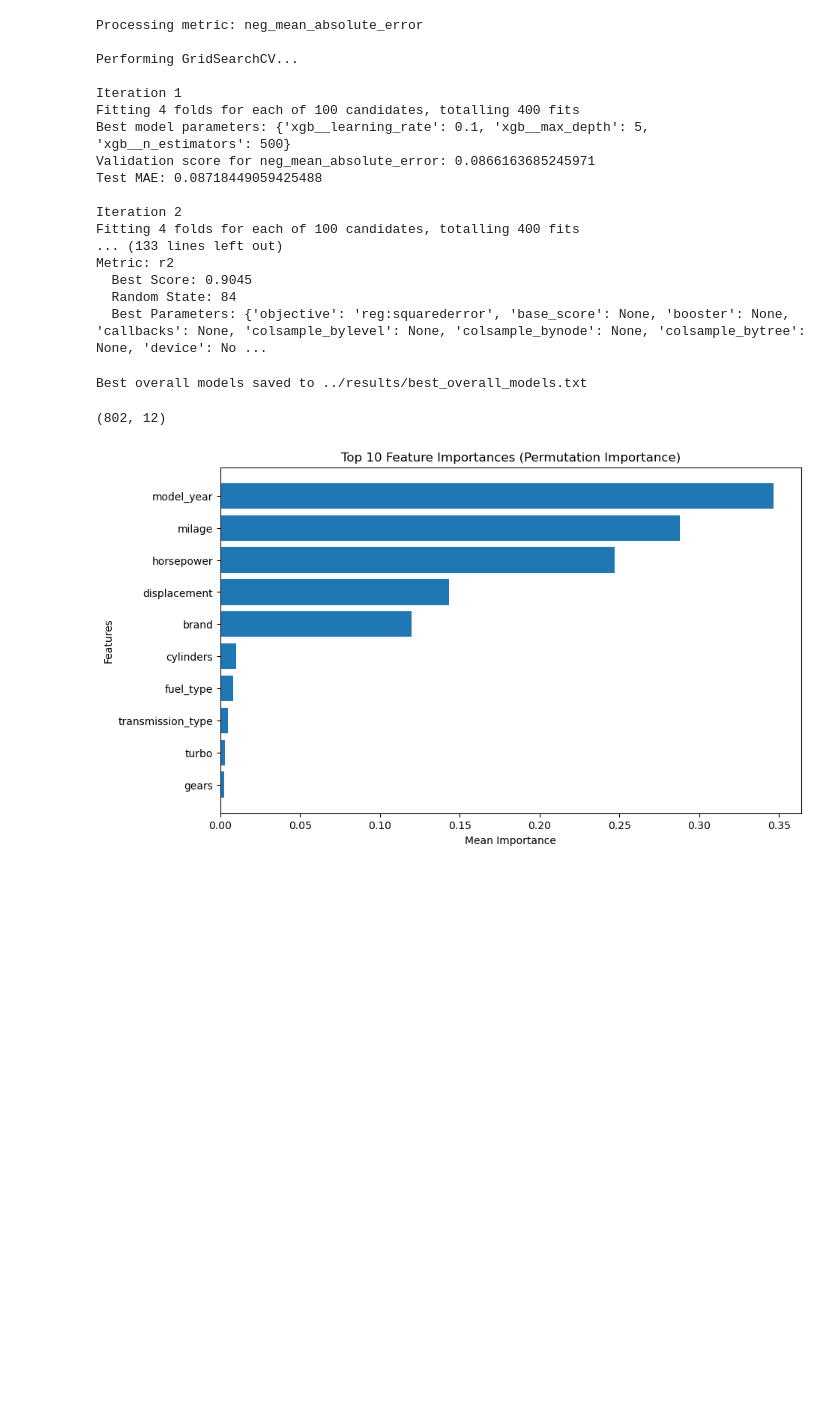
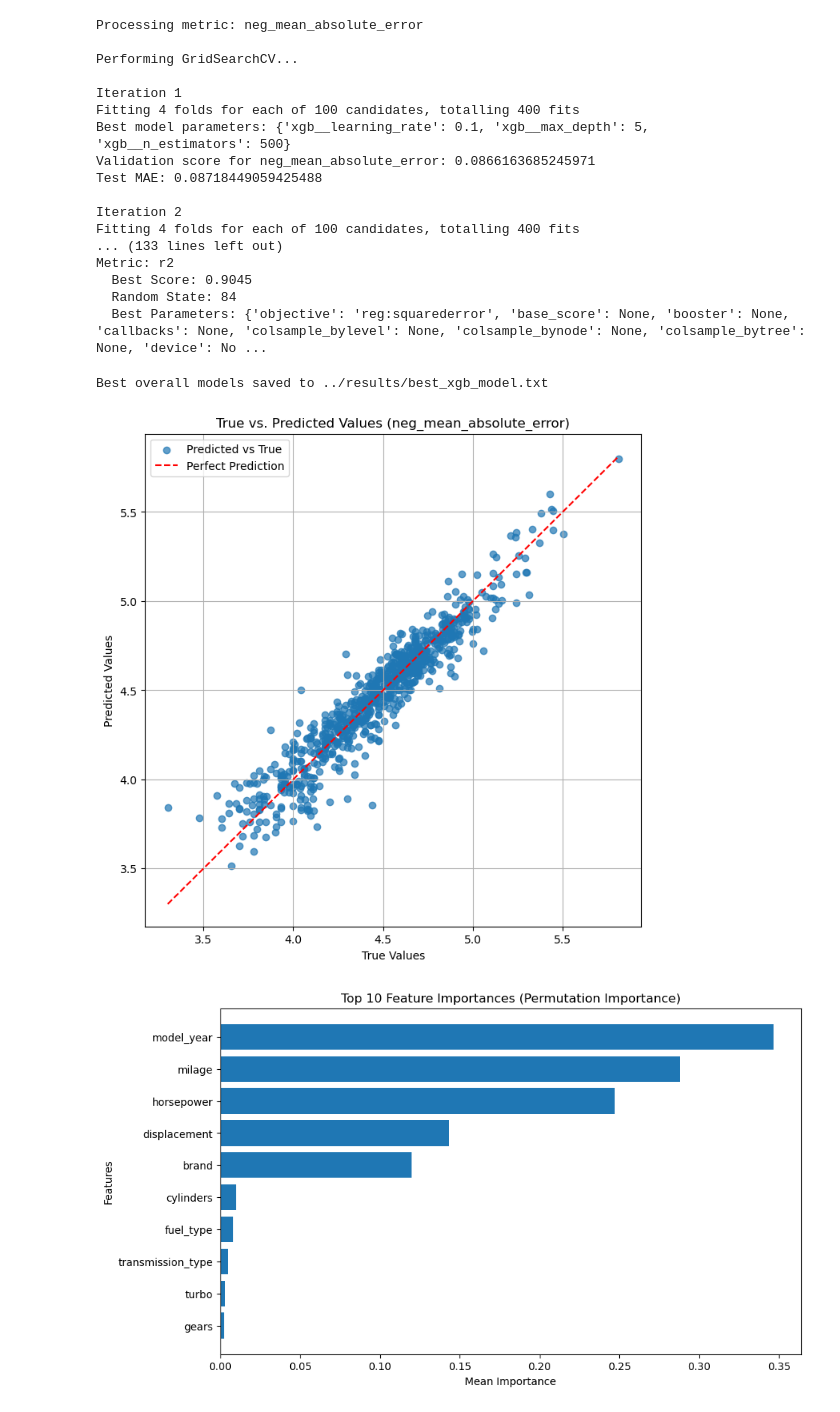
Before and after one commit to lshiyu4210/used_car_price_prediction, a Jupyter notebook: src/ML_pipeline.ipynb, the cells around one changed output. Cells and saved outputs as stored; diff of their text form; code cells hidden in the pictures; blank space fills up the shorter version.

```diff
--- a/src/ML_pipeline.ipynb
+++ b/src/ML_pipeline.ipynb
@@ -777,10 +779,10 @@ Metric: r2
   Best Parameters: {'objective': 'reg:squarederror', 'base_score': None, 'booster': None, 'callbacks': None, 'colsample_bylevel': None, 'colsample_bynode': None, 'colsample_bytree': None, 'device': No ...
 # %%
 # Save the best overall models to a file
-output_file = "../results/best_overall_models.txt"
+output_file = "../results/best_xgb_model.txt"
 with open(output_file, "w") as f:
     f.write("Best Overall Models:\n\n")
-    for metric, info in best_overall_models.items():
+    for metric, info in best_xgb_model.items():
         f.write(f"Metric: {metric}\n")
         f.write(f"  Best Score: {info['score']:.4f}\n")
         f.write(f"  Random State: {info['random_state']}\n")
@@ -791,10 +793,35 @@ with open(output_file, "w") as f:
 
 print(f"Best overall models saved to {output_file}")
 # %% [output]
-Best overall models saved to ../results/best_overall_models.txt
+Best overall models saved to ../results/best_xgb_model.txt
-# %%
-X_test.shape
-# %% [output]
-(802, 12)
+# %%
+import matplotlib.pyplot as plt
+import numpy as np
+
+# Example: Generate scatter plot for the best model using a specific metric
+metric = 'neg_mean_absolute_error'  # Replace with the desired metric
+best_model_info = best_xgb_model[metric]
+
+# Use the corresponding random state to recreate the test set split
+random_state = best_model_info['random_state']
+X_other, X_test, y_other, y_test = train_test_split(X, y, test_size=0.2, random_state=random_state)
+
+# Predict using the best model
+best_model = best_model_info['model']
+y_test_pred = best_model.predict(X_test)
+
+# Scatter plot of true vs. predicted values
+plt.figure(figsize=(8, 8))
+plt.scatter(y_test, y_test_pred, alpha=0.7, label='Predicted vs True')
+plt.plot([min(y_test), max(y_test)], [min(y_test), max(y_test)], 'r--', label='Perfect Prediction')
+plt.xlabel('True Values')
+plt.ylabel('Predicted Values')
+plt.title(f'True vs. Predicted Values ({metric})')
+plt.legend()
+plt.grid(True)
+plt.savefig('../figures/y_pred_scatter.png', format='png', dpi=300, bbox_inches='tight')
+plt.show()
+# %% [output]
+[figure, added]
 # %%
 from sklearn.inspection import permutation_importance
```
Also changed, not shown: parts of 13 cells of this notebook, 23 other files.
